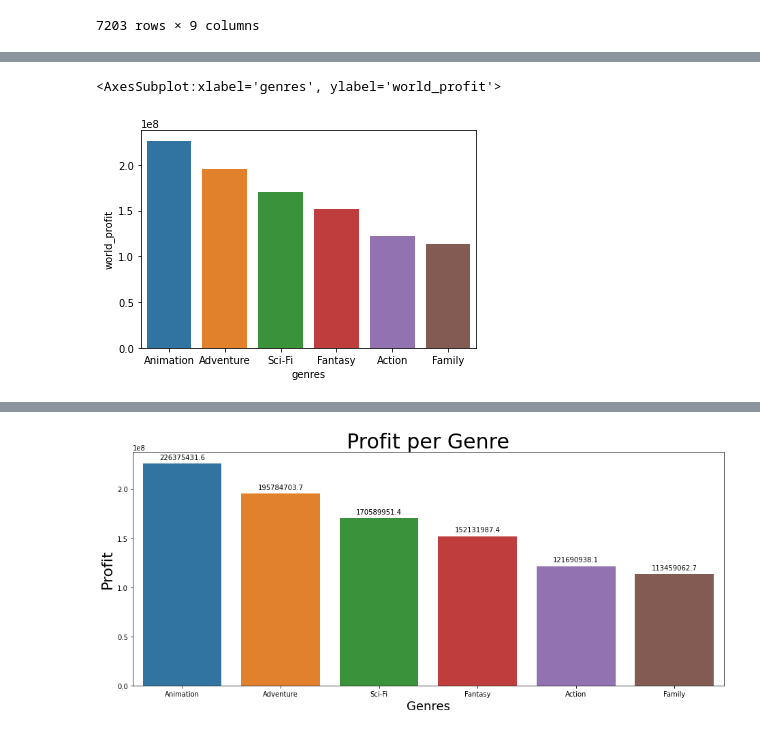
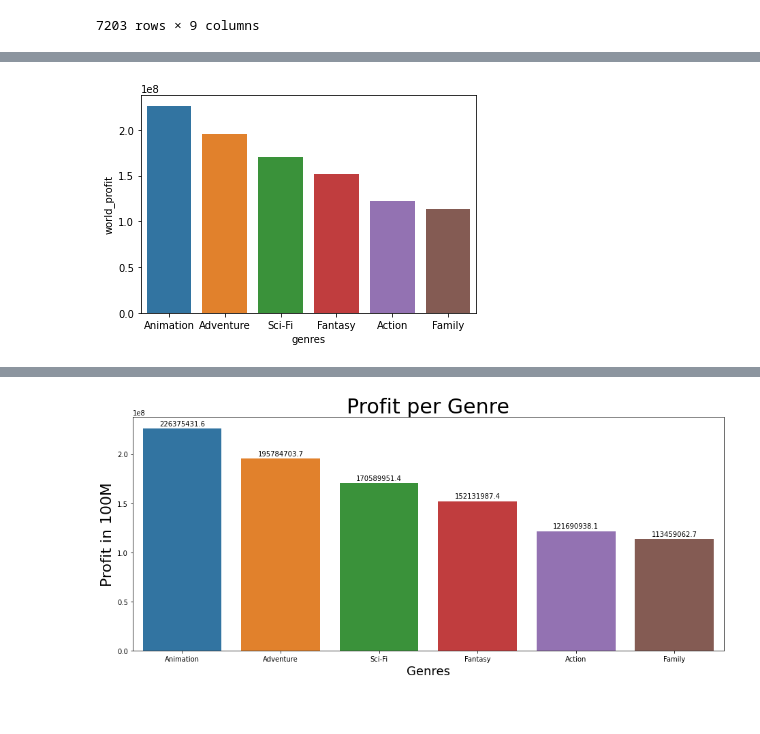
Before and after one commit to wasih790/Microsoft_Movie_Studio, a Jupyter notebook: 2_Statistical_Plotting/Question 1 - visualization for - profit genre.ipynb, the cells around one changed output, grey strips where cells are left out. Saved outputs shown, nothing was run; the diff lists cells and outputs as text; code cells hidden in the pictures.

```diff
--- a/2_Statistical_Plotting/Question 1 - visualization for - profit genre.ipynb
+++ b/2_Statistical_Plotting/Question 1 - visualization for - profit genre.ipynb
@@ -48,6 +53,7 @@ fig.tight_layout();
 new_df = df.query("genres in ('Action','Adventure', 'Family', 'Fantasy', 'Animation', 'Sci-Fi')")
-# %%
-new_df = new_df.sort_values('world_profit')
+# %%
+# sort values based on world_profit from most profit to least
+new_df = new_df.sort_values(by = 'world_profit', ascending = False)
 # %%
 new_df
 # %% [output]
@@ -69,9 +76,8 @@ new_df.to_csv('world_profit_per_six_genres.csv')
 # %%
-#average profit per genre
+#average profit per genre; step we took to find the mean
 genre_bar_df = new_df.groupby('genres').mean().sort_values(by = 'world_profit', ascending = False)
 
-sns.barplot(data = genre_bar_df, x = genre_bar_df.index, y = 'world_profit')
+sns.barplot(data = genre_bar_df, x = genre_bar_df.index, y = 'world_profit');
 # %% [output]
-<AxesSubplot:xlabel='genres', ylabel='world_profit'>
 [figure]
 # %%
@@ -89,19 +95,19 @@ genre_bar_df
 # %%
 # here we are creating a bar chart for the genres which have generated above 100 million profit + average profit per
 fig, ax = plt.subplots(figsize = (13,6))
 sns.barplot(data = genre_bar_df, x = genre_bar_df.index, y = 'world_profit', ax=ax)
 #gives the average profit per genre (# wise on top of each bar)
 for g in ax.patches:
     ax.annotate(format(g.get_height(), '.1f'),
                    (g.get_x() + g.get_width() / 2., g.get_height()),
                    ha = 'center', va = 'center',
-                   xytext = (0, 9),
+                   xytext = (0, 7),
                    textcoords = 'offset points')
 ax.set_xlabel('Genres', fontsize=18)
-ax.set_ylabel('Profit', fontsize=22)
+ax.set_ylabel('Profit in 100M', fontsize=22)
 ax.set_title('Profit per Genre', fontsize = 30)
 #plt.legend(loc=1)
 plt.tick_params(labelsize=10)
 fig.tight_layout();
 # %% [output]
-[figure, old version]
+[figure, new version]
```
Also changed, not shown: parts of 8 cells of this notebook, 1 other file.
